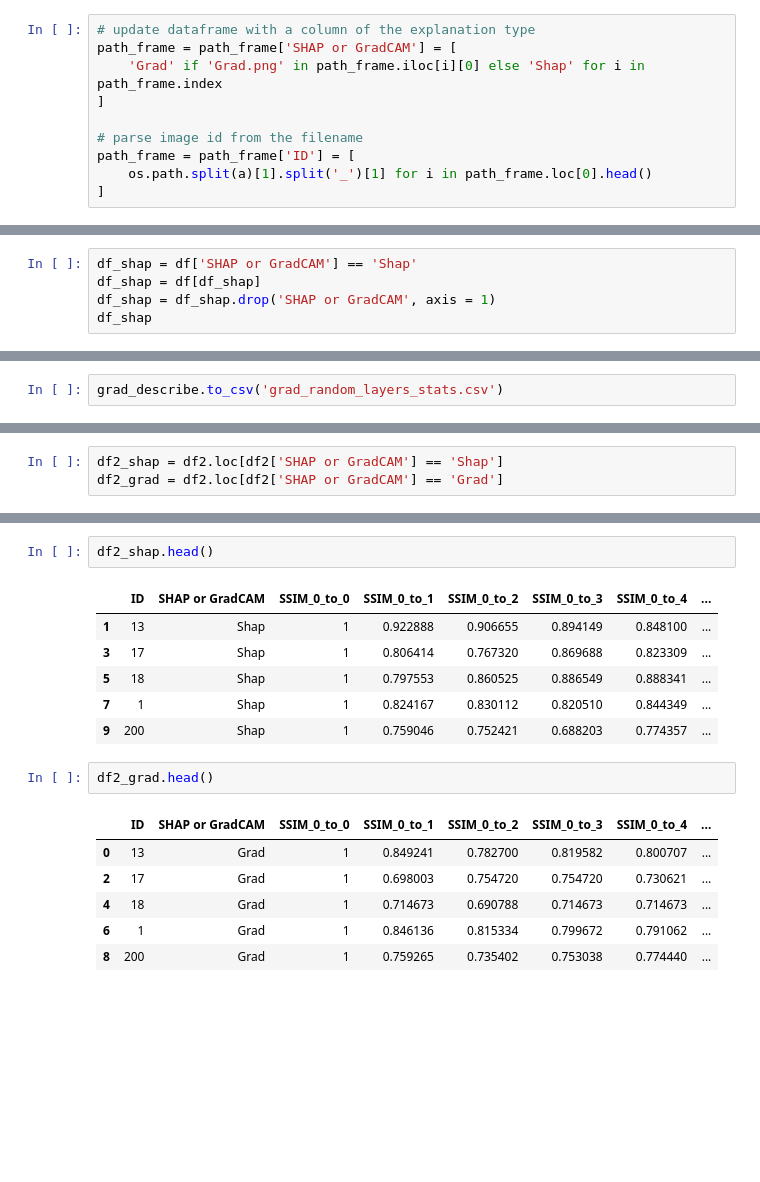
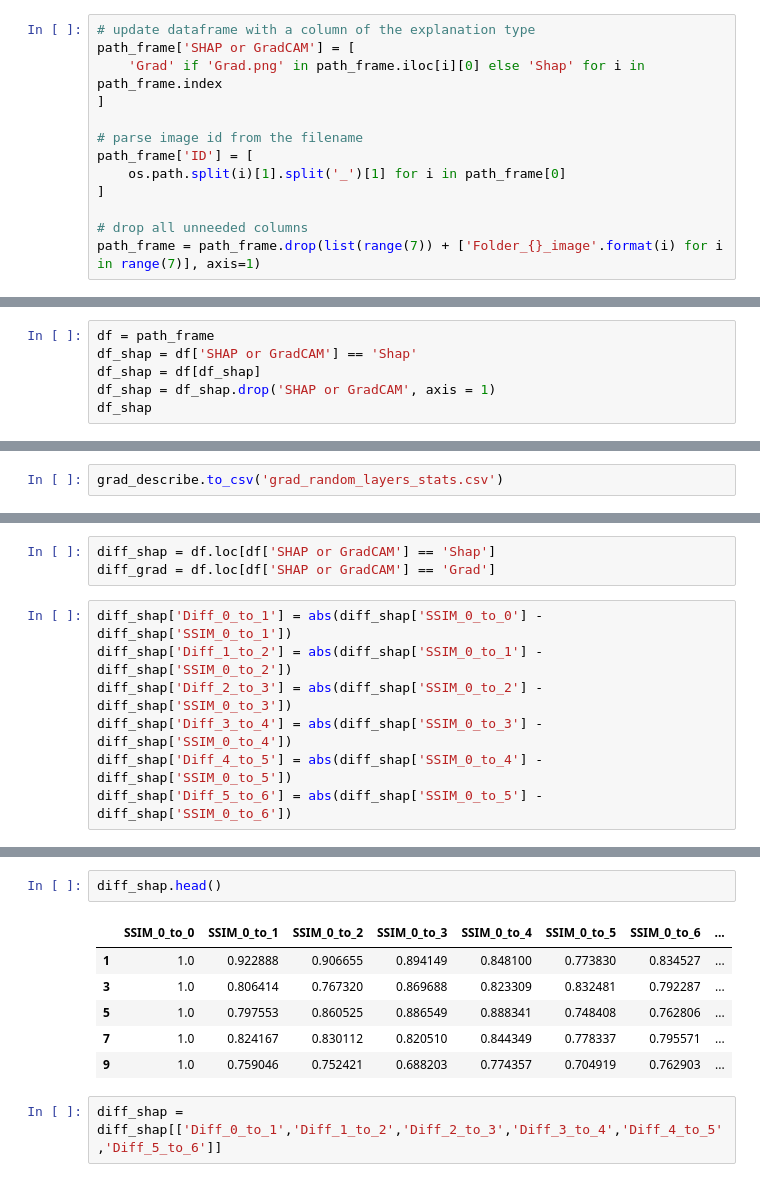
Before and after one commit to KyleYoung1997/DNNorDermatologist, a Jupyter notebook: Randomised_layer_experiments/Random_Layer_SSIM.ipynb, the cells around one changed output, grey strips where cells are left out. Saved outputs shown, nothing was run; the diff lists cells and outputs as text; blank space fills up the shorter version.

```diff
--- a/Randomised_layer_experiments/Random_Layer_SSIM.ipynb
+++ b/Randomised_layer_experiments/Random_Layer_SSIM.ipynb
@@ -113,11 +104,14 @@ path_frame.head()
 5 rows × 21 columns
 # %%
 # update dataframe with a column of the explanation type
-path_frame = path_frame['SHAP or GradCAM'] = [
+path_frame['SHAP or GradCAM'] = [
     'Grad' if 'Grad.png' in path_frame.iloc[i][0] else 'Shap' for i in path_frame.index
 ]
 
 # parse image id from the filename
-path_frame = path_frame['ID'] = [
-    os.path.split(a)[1].split('_')[1] for i in path_frame.loc[0].head()
+path_frame['ID'] = [
+    os.path.split(i)[1].split('_')[1] for i in path_frame[0]
 ]
+
+# drop all unneeded columns
+path_frame = path_frame.drop(list(range(7)) + ['Folder_{}_image'.format(i) for i in range(7)], axis=1)
@@ -145,4 +127,5 @@ df = df.drop('Unnamed: 0', axis = 1)
 # %%
+df = path_frame
 df_shap = df['SHAP or GradCAM'] == 'Shap'
 df_shap = df[df_shap]
 df_shap = df_shap.drop('SHAP or GradCAM', axis = 1)
@@ -278,3 +255,10 @@ df2.head()
 # %%
-df2_shap = df2.loc[df2['SHAP or GradCAM'] == 'Shap']
-df2_grad = df2.loc[df2['SHAP or GradCAM'] == 'Grad']
+diff_shap = df.loc[df['SHAP or GradCAM'] == 'Shap']
+diff_grad = df.loc[df['SHAP or GradCAM'] == 'Grad']
+# %%
+diff_shap['Diff_0_to_1'] = abs(diff_shap['SSIM_0_to_0'] - diff_shap['SSIM_0_to_1'])
+diff_shap['Diff_1_to_2'] = abs(diff_shap['SSIM_0_to_1'] - diff_shap['SSIM_0_to_2'])
+diff_shap['Diff_2_to_3'] = abs(diff_shap['SSIM_0_to_2'] - diff_shap['SSIM_0_to_3'])
+diff_shap['Diff_3_to_4'] = abs(diff_shap['SSIM_0_to_3'] - diff_shap['SSIM_0_to_4'])
+diff_shap['Diff_4_to_5'] = abs(diff_shap['SSIM_0_to_4'] - diff_shap['SSIM_0_to_5'])
+diff_shap['Diff_5_to_6'] = abs(diff_shap['SSIM_0_to_5'] - diff_shap['SSIM_0_to_6'])
@@ -281,18 +283,11 @@ df2_grad = df2.loc[df2['SHAP or GradCAM'] == 'Grad']
 # %%
-df2_shap.head()
+diff_shap.head()
 # %% [output]
-|  | ID | SHAP or GradCAM | SSIM_0_to_0 | SSIM_0_to_1 | SSIM_0_to_2 | SSIM_0_to_3 | SSIM_0_to_4 | ... |
-| 1 | 13 | Shap | 1 | 0.922888 | 0.906655 | 0.894149 | 0.848100 | ... |
-| 3 | 17 | Shap | 1 | 0.806414 | 0.767320 | 0.869688 | 0.823309 | ... |
-| 5 | 18 | Shap | 1 | 0.797553 | 0.860525 | 0.886549 | 0.888341 | ... |
-| 7 | 1 | Shap | 1 | 0.824167 | 0.830112 | 0.820510 | 0.844349 | ... |
-| 9 | 200 | Shap | 1 | 0.759046 | 0.752421 | 0.688203 | 0.774357 | ... |
+|  | SSIM_0_to_0 | SSIM_0_to_1 | SSIM_0_to_2 | SSIM_0_to_3 | SSIM_0_to_4 | SSIM_0_to_5 | SSIM_0_to_6 | ... |
+| 1 | 1.0 | 0.922888 | 0.906655 | 0.894149 | 0.848100 | 0.773830 | 0.834527 | ... |
+| 3 | 1.0 | 0.806414 | 0.767320 | 0.869688 | 0.823309 | 0.832481 | 0.792287 | ... |
+| 5 | 1.0 | 0.797553 | 0.860525 | 0.886549 | 0.888341 | 0.748408 | 0.762806 | ... |
+| 7 | 1.0 | 0.824167 | 0.830112 | 0.820510 | 0.844349 | 0.778337 | 0.795571 | ... |
+| 9 | 1.0 | 0.759046 | 0.752421 | 0.688203 | 0.774357 | 0.704919 | 0.762903 | ... |
-# %%
-df2_grad.head()
-# %% [output]
-|  | ID | SHAP or GradCAM | SSIM_0_to_0 | SSIM_0_to_1 | SSIM_0_to_2 | SSIM_0_to_3 | SSIM_0_to_4 | ... |
-| 0 | 13 | Grad | 1 | 0.849241 | 0.782700 | 0.819582 | 0.800707 | ... |
-| 2 | 17 | Grad | 1 | 0.698003 | 0.754720 | 0.754720 | 0.730621 | ... |
-| 4 | 18 | Grad | 1 | 0.714673 | 0.690788 | 0.714673 | 0.714673 | ... |
-| 6 | 1 | Grad | 1 | 0.846136 | 0.815334 | 0.799672 | 0.791062 | ... |
-| 8 | 200 | Grad | 1 | 0.759265 | 0.735402 | 0.753038 | 0.774440 | ... |
+# %%
+diff_shap = diff_shap[['Diff_0_to_1','Diff_1_to_2','Diff_2_to_3','Diff_3_to_4','Diff_4_to_5','Diff_5_to_6']]
```
Also changed, not shown: parts of 35 cells of this notebook, 8 other files.
